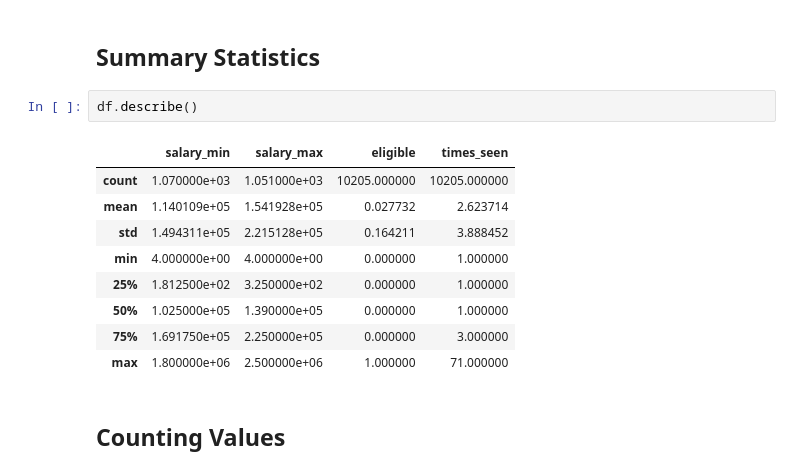
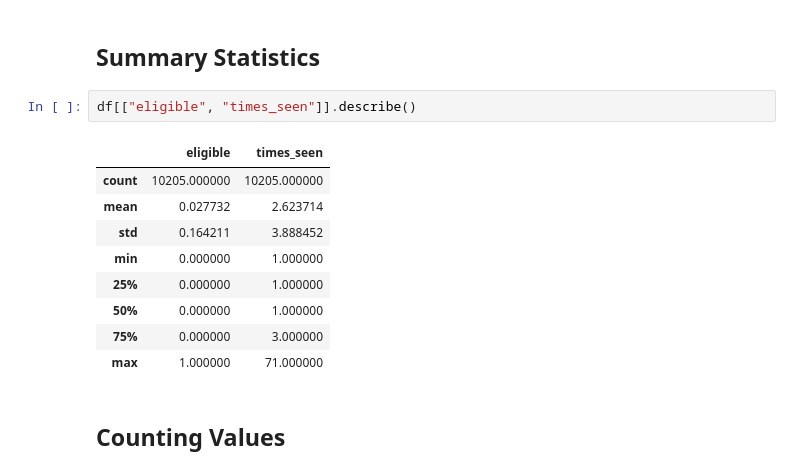
Before and after one commit to Dawngend/dawn-projects, a Jupyter notebook: market_notebook/market_notebook.ipynb, the cells around one changed output. Cells and saved outputs as stored; diff of their text form.

```diff
--- a/market_notebook/market_notebook.ipynb
+++ b/market_notebook/market_notebook.ipynb
@@ -50,17 +50,17 @@ memory usage: 3.7 MB
 # %% [markdown]
 ## Summary Statistics
 # %%
-df.describe()
+df[["eligible", "times_seen"]].describe()
 # %% [output]
-|  | salary_min | salary_max | eligible | times_seen |
-| count | 1.070000e+03 | 1.051000e+03 | 10205.000000 | 10205.000000 |
-| mean | 1.140109e+05 | 1.541928e+05 | 0.027732 | 2.623714 |
-| std | 1.494311e+05 | 2.215128e+05 | 0.164211 | 3.888452 |
-| min | 4.000000e+00 | 4.000000e+00 | 0.000000 | 1.000000 |
-| 25% | 1.812500e+02 | 3.250000e+02 | 0.000000 | 1.000000 |
-| 50% | 1.025000e+05 | 1.390000e+05 | 0.000000 | 1.000000 |
-| 75% | 1.691750e+05 | 2.250000e+05 | 0.000000 | 3.000000 |
-| max | 1.800000e+06 | 2.500000e+06 | 1.000000 | 71.000000 |
+|  | eligible | times_seen |
+| count | 10205.000000 | 10205.000000 |
+| mean | 0.027732 | 2.623714 |
+| std | 0.164211 | 3.888452 |
+| min | 0.000000 | 1.000000 |
+| 25% | 0.000000 | 1.000000 |
+| 50% | 0.000000 | 1.000000 |
+| 75% | 0.000000 | 3.000000 |
+| max | 1.000000 | 71.000000 |
 # %% [markdown]
 ## Counting Values
 # %%
```
Also changed, not shown: parts of 26 cells of this notebook.
